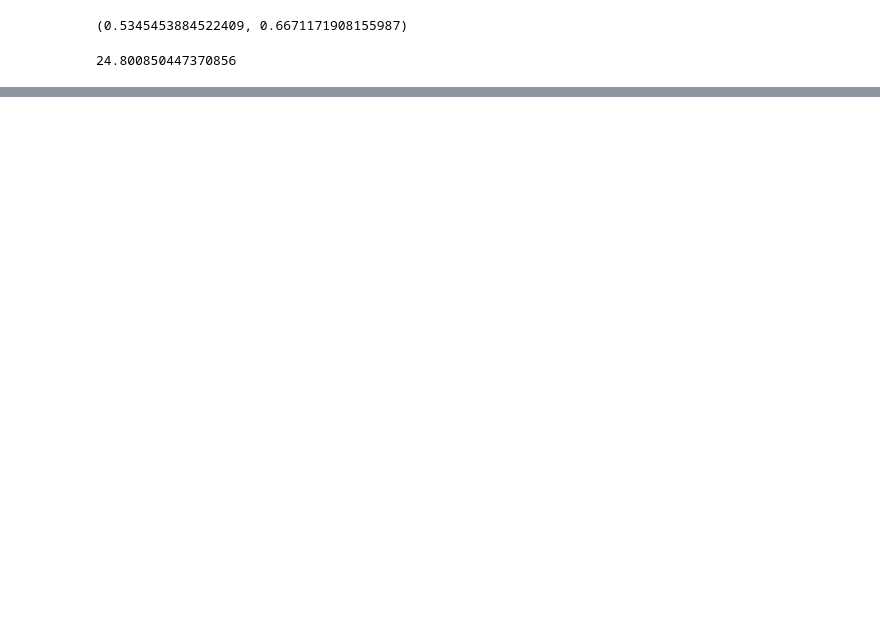
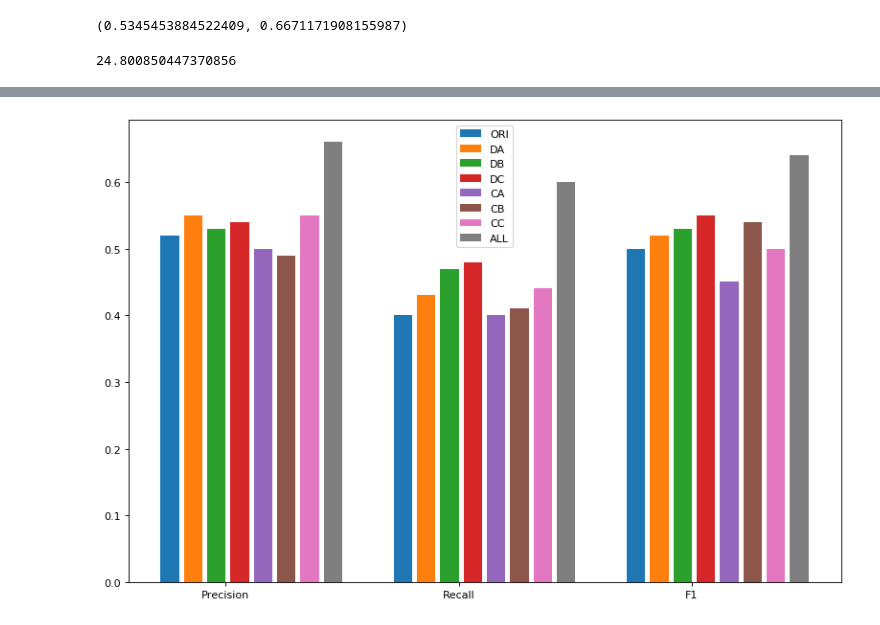
Before and after one commit to xumq1009/code2vec, a Jupyter notebook: train_log/log_analyzer.ipynb, the cells around one changed output, grey strips where cells are left out. Drawn from its saved outputs; the diff is of its cells as text; code cells hidden in the pictures; blank space fills up the shorter version.

```diff
--- a/train_log/log_analyzer.ipynb
+++ b/train_log/log_analyzer.ipynb
@@ -251,0 +333,35 @@ y_roc_f1[-1], y1_roc_f1[-1]
+# %%
+plt.figure(figsize=(12, 8), dpi=80)
+x = np.arange(3)
+y_ori = [0.52, 0.40, 0.50]
+y_da = [0.55, 0.43, 0.52]
+y_db = [0.53, 0.47, 0.53]
+y_dc = [0.54, 0.48, 0.55]
+y_ca = [0.50, 0.40, 0.45]
+y_cb = [0.49, 0.41, 0.54]
+y_cc = [0.55, 0.44, 0.50]
+y_all = [0.66, 0.60, 0.64]
+
+
+bar_width = 0.08
+tick_label = ["Precision", "Recall", "F1"]
+
+plt.bar(x, y_ori, bar_width, label="ORI" )
+plt.bar(x+1*(bar_width+ 0.02), y_da, bar_width, label="DA")
+plt.bar(x+2*(bar_width+ 0.02), y_db, bar_width, label="DB")
+plt.bar(x+3*(bar_width+ 0.02), y_dc, bar_width, label="DC")
+plt.bar(x+4*(bar_width+ 0.02), y_ca, bar_width, label="CA")
+plt.bar(x+5*(bar_width+ 0.02), y_cb, bar_width, label="CB")
+plt.bar(x+6*(bar_width+ 0.02), y_cc, bar_width, label="CC")
+plt.bar(x+7*(bar_width+ 0.02), y_all, bar_width, label="ALL")
+
+# plt.xlabel("diffcult")
+# plt.ylabel("count")
+
+plt.xticks(x+3*bar_width, tick_label)
+
+plt.legend()
+
+plt.show()
+# %% [output]
+[figure, added]
```
Also changed, not shown: parts of 9 cells of this notebook.
